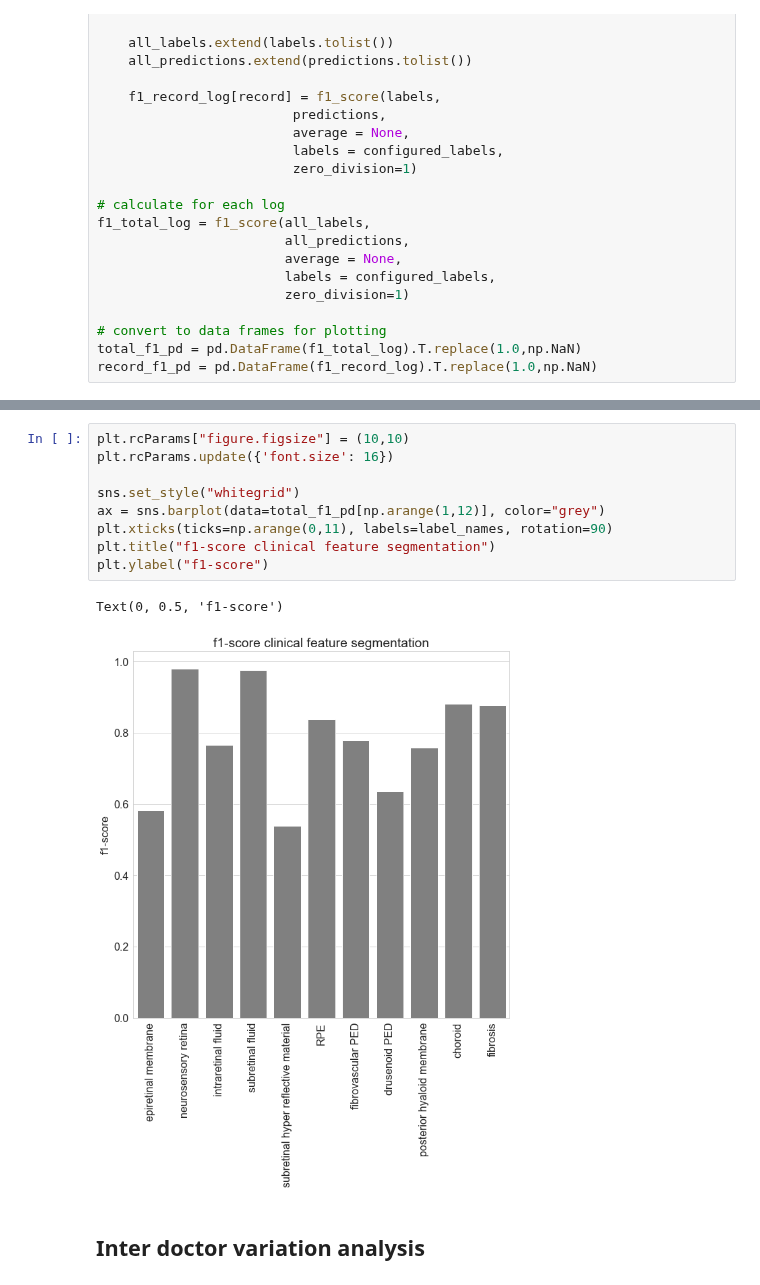
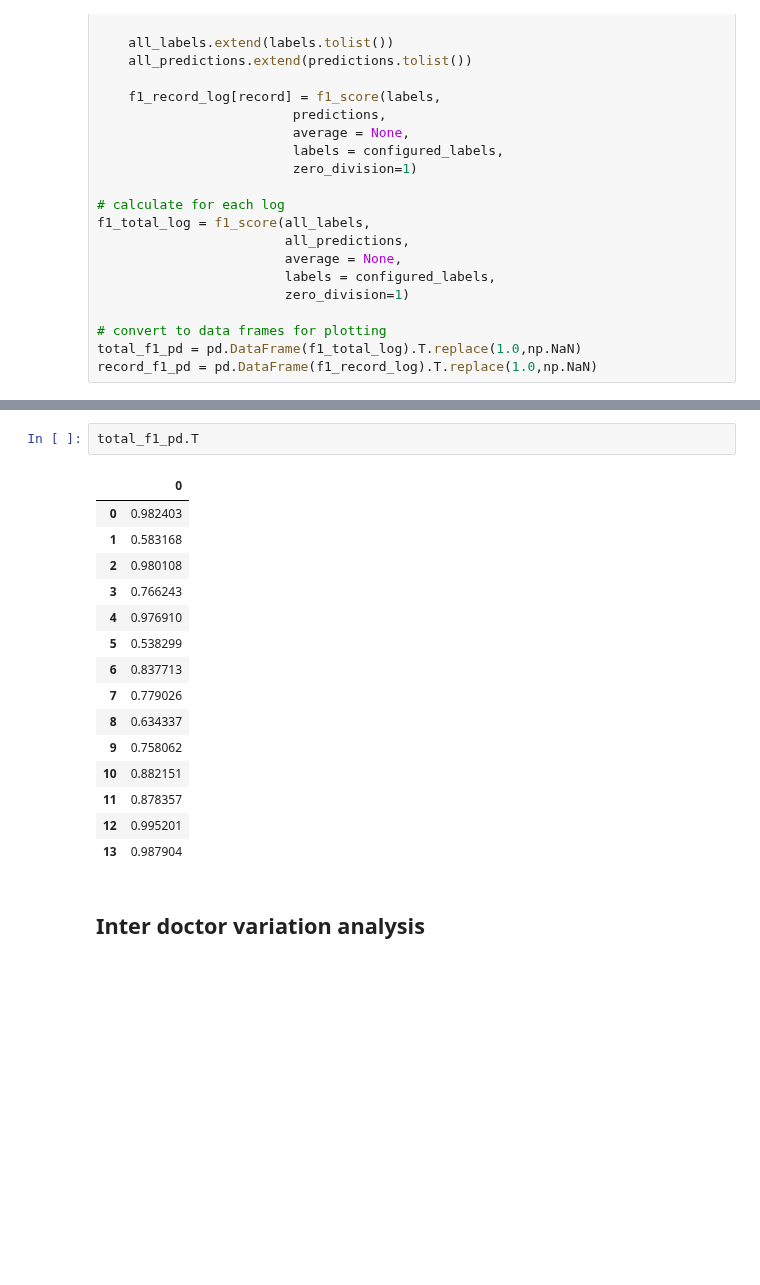
Before and after one commit to theislab/LODE, a Jupyter notebook: feature_segmentation/notebooks/0.0.segmentation_results.ipynb, the cells around one changed output, grey strips where cells are left out. Cells and saved outputs as stored; diff of their text form; blank space fills up the shorter version.

```diff
--- a/feature_segmentation/notebooks/0.0.segmentation_results.ipynb
+++ b/feature_segmentation/notebooks/0.0.segmentation_results.ipynb
@@ -103,15 +91,21 @@ record_f1_pd = pd.DataFrame(f1_record_log).T.replace(1.0,np.NaN)
-# %%
-plt.rcParams["figure.figsize"] = (10,10)
-plt.rcParams.update({'font.size': 16})
-
-sns.set_style("whitegrid")
-ax = sns.barplot(data=total_f1_pd[np.arange(1,12)], color="grey")
-plt.xticks(ticks=np.arange(0,11), labels=label_names, rotation=90)
-plt.title("f1-score clinical feature segmentation")
-plt.ylabel("f1-score")
-# %% [output]
-Text(0, 0.5, 'f1-score')
-[figure, removed]
+# %%
+total_f1_pd.T
+# %% [output]
+|  | 0 |
+| 0 | 0.982403 |
+| 1 | 0.583168 |
+| 2 | 0.980108 |
+| 3 | 0.766243 |
+| 4 | 0.976910 |
+| 5 | 0.538299 |
+| 6 | 0.837713 |
+| 7 | 0.779026 |
+| 8 | 0.634337 |
+| 9 | 0.758062 |
+| 10 | 0.882151 |
+| 11 | 0.878357 |
+| 12 | 0.995201 |
+| 13 | 0.987904 |
 # %% [markdown]
 ## Inter doctor variation analysis
 # %%
```
Also changed, not shown: parts of 10 cells of this notebook, 4 other files.
